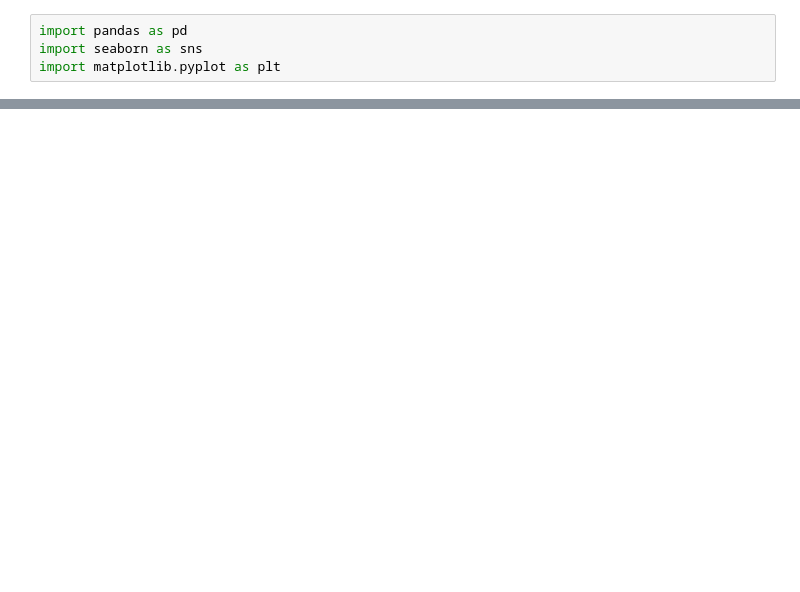
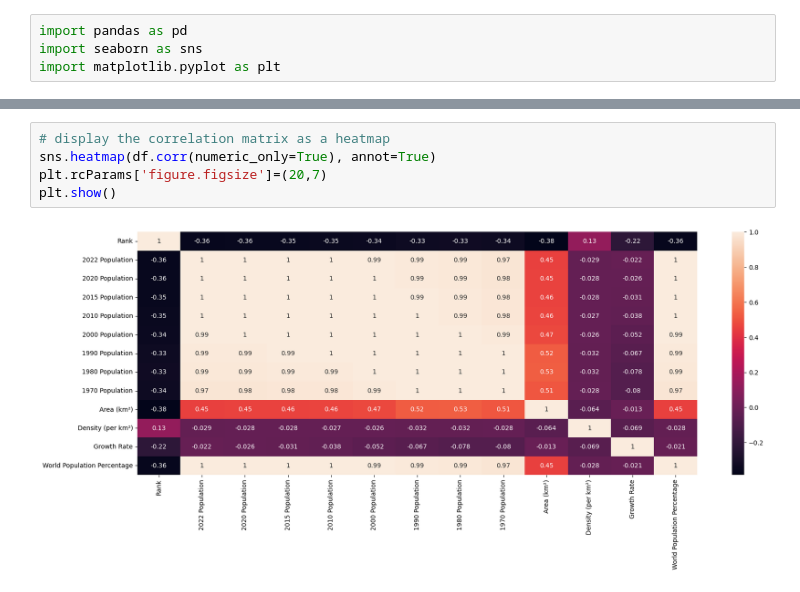
Before and after one commit to Sandra2021211/ExploratoryDataAnalysis_for_WorldPopulationDataset, a Jupyter notebook: EDA.ipynb, the cells around one changed output, grey strips where cells are left out. Drawn from its saved outputs; the diff is of its cells as text; blank space fills up the shorter version.

Commit message:
Display correlation matrix and basic properties of dataframe

```diff
--- a/EDA.ipynb
+++ b/EDA.ipynb
@@ -22,0 +137,7 @@ df
+# %%
+# display the correlation matrix as a heatmap
+sns.heatmap(df.corr(numeric_only=True), annot=True)
+plt.rcParams['figure.figsize']=(20,7)
+plt.show()
+# %% [output]
+[figure, added]
```
Also changed, not shown: parts of 8 cells of this notebook.
